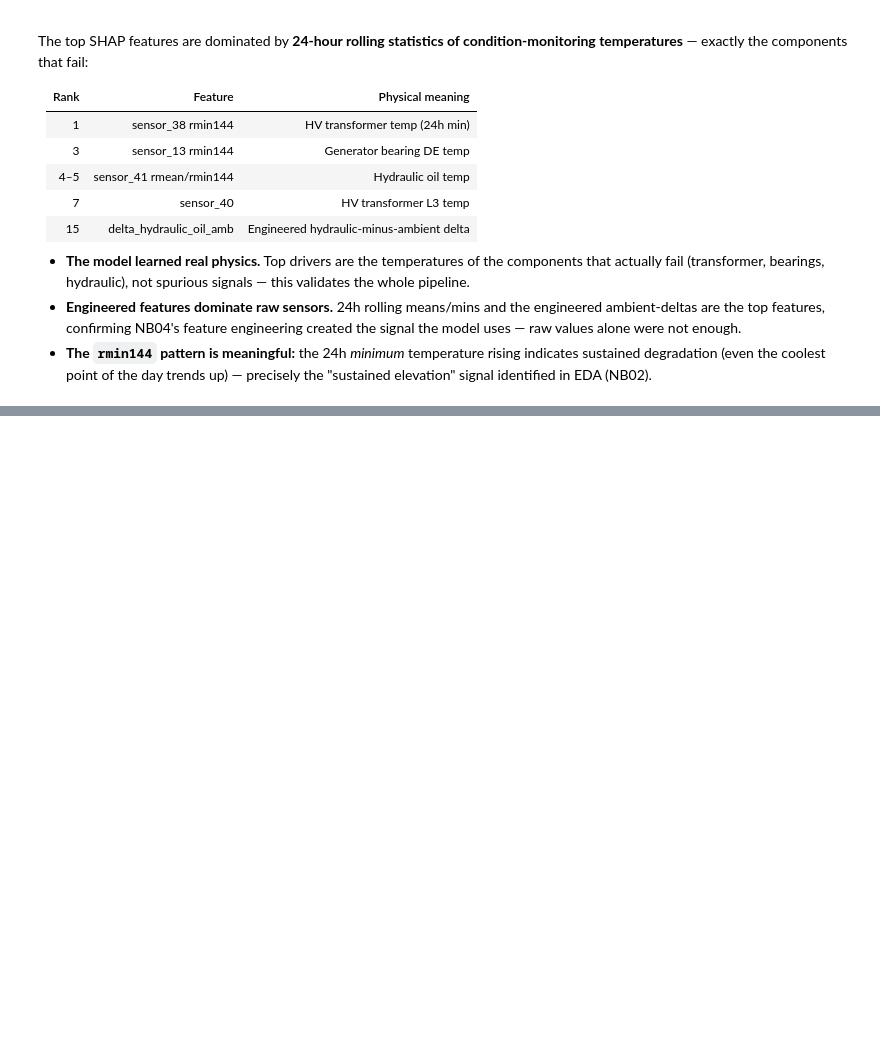
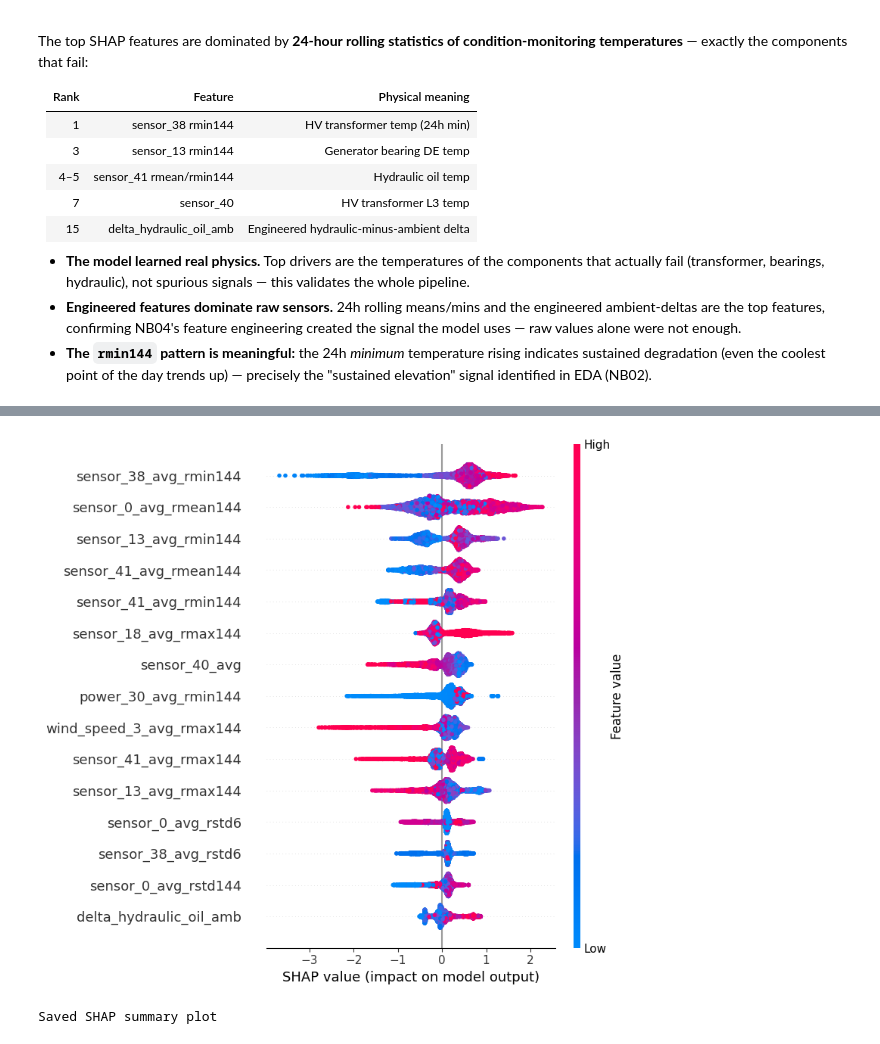
Before and after one commit to AayushAswal27/wind-turbine-predictive-maintenance, a Jupyter notebook: notebooks/08_shap_explainability.ipynb, the cells around one changed output, grey strips where cells are left out. Saved outputs shown, nothing was run; the diff lists cells and outputs as text; code cells hidden in the pictures; blank space fills up the shorter version.

Commit message:
Add SHAP summary plot and directional analysis

```diff
--- a/notebooks/08_shap_explainability.ipynb
+++ b/notebooks/08_shap_explainability.ipynb
@@ -129,0 +136,11 @@ condition-monitoring temperatures** — exactly the components that fail:
+# %%
+# SHAP summary plot (beeswarm) — direction and magnitude of each feature's effect
+plt.figure()
+shap.summary_plot(sv, X_sample, max_display=15, show=False)
+plt.tight_layout()
+plt.savefig(FIG_DIR / "08_shap_summary.png", dpi=120, bbox_inches="tight")
+plt.show()
+print("Saved SHAP summary plot")
+# %% [output]
+[figure, added]
+Saved SHAP summary plot
```
Also changed, not shown: parts of 2 cells of this notebook, 1 other file.
